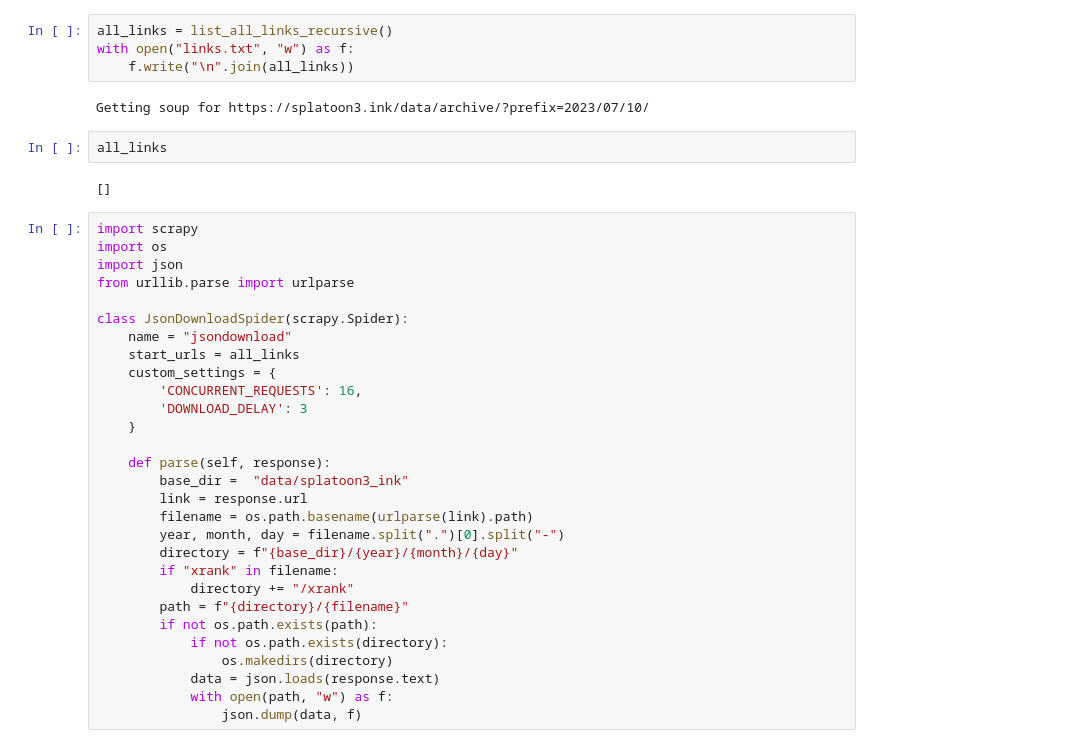
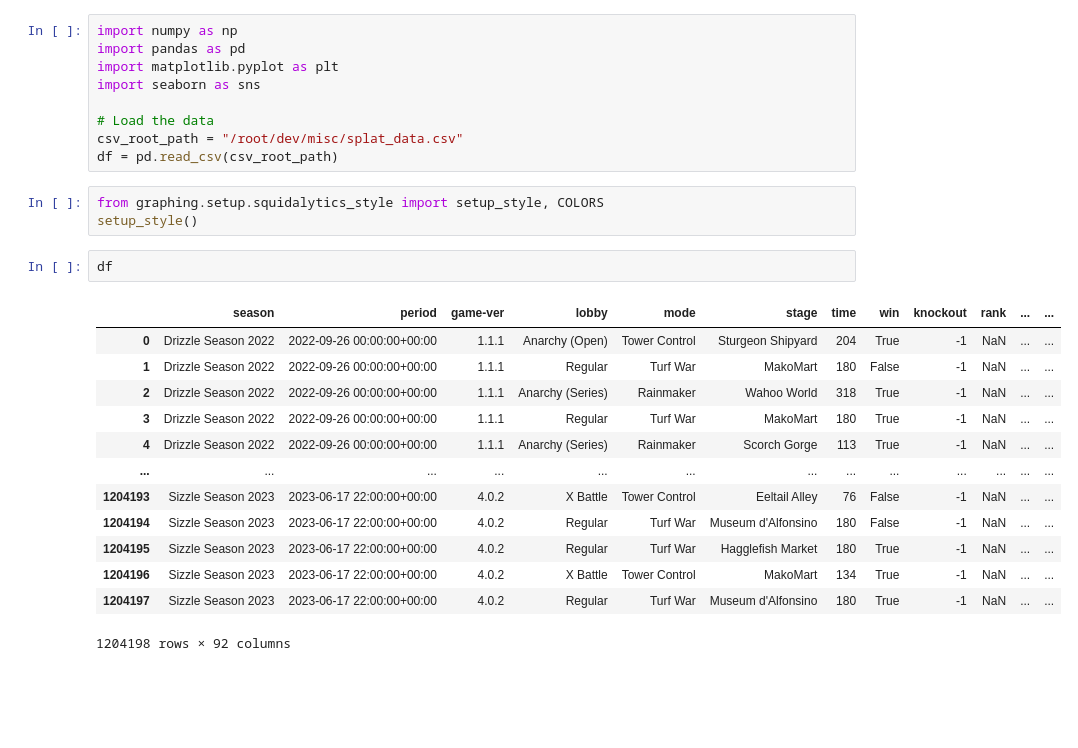
Before and after one commit to cesaregarza/SplatScratch, a Jupyter notebook: scratch.ipynb, the cells around one changed output. Drawn from its saved outputs; the diff is of its cells as text; blank space fills up the shorter version.

```diff
--- a/scratch.ipynb
+++ b/scratch.ipynb
@@ -4,39 +1,28 @@ from scraping.splatoon3_ink import list_all_links_recursive
-# %%
-all_links = list_all_links_recursive()
-with open("links.txt", "w") as f:
-    f.write("\n".join(all_links))
-# %% [output]
-Getting soup for https://splatoon3.ink/data/archive/?prefix=2023/07/10/
-# %%
-all_links
-# %% [output]
-[]
-# %%
-import scrapy
-import os
-import json
-from urllib.parse import urlparse
-
-class JsonDownloadSpider(scrapy.Spider):
-    name = "jsondownload"
-    start_urls = all_links
-    custom_settings = {
-        'CONCURRENT_REQUESTS': 16,
-        'DOWNLOAD_DELAY': 3
-    }
-
-    def parse(self, response):
-        base_dir =  "data/splatoon3_ink"
-        link = response.url
-        filename = os.path.basename(urlparse(link).path)
-        year, month, day = filename.split(".")[0].split("-")
-        directory = f"{base_dir}/{year}/{month}/{day}"
-        if "xrank" in filename:
-            directory += "/xrank"
-        path = f"{directory}/{filename}"
-        if not os.path.exists(path):
-            if not os.path.exists(directory):
-                os.makedirs(directory)
-            data = json.loads(response.text)
-            with open(path, "w") as f:
-                json.dump(data, f)
+# %%
+import numpy as np
+import pandas as pd
+import matplotlib.pyplot as plt
+import seaborn as sns
+
+# Load the data
+csv_root_path = "/root/dev/misc/splat_data.csv"
+df = pd.read_csv(csv_root_path)
+# %%
+from graphing.setup.squidalytics_style import setup_style, COLORS
+setup_style()
+# %%
+df
+# %% [output]
+|  | season | period | game-ver | lobby | mode | stage | time | win | knockout | rank | ... | ... |
+| 0 | Drizzle Season 2022 | 2022-09-26 00:00:00+00:00 | 1.1.1 | Anarchy (Open) | Tower Control | Sturgeon Shipyard | 204 | True | -1 | NaN | ... | ... |
+| 1 | Drizzle Season 2022 | 2022-09-26 00:00:00+00:00 | 1.1.1 | Regular | Turf War | MakoMart | 180 | False | -1 | NaN | ... | ... |
+| 2 | Drizzle Season 2022 | 2022-09-26 00:00:00+00:00 | 1.1.1 | Anarchy (Series) | Rainmaker | Wahoo World | 318 | True | -1 | NaN | ... | ... |
+| 3 | Drizzle Season 2022 | 2022-09-26 00:00:00+00:00 | 1.1.1 | Regular | Turf War | MakoMart | 180 | True | -1 | NaN | ... | ... |
+| 4 | Drizzle Season 2022 | 2022-09-26 00:00:00+00:00 | 1.1.1 | Anarchy (Series) | Rainmaker | Scorch Gorge | 113 | True | -1 | NaN | ... | ... |
+| ... | ... | ... | ... | ... | ... | ... | ... | ... | ... | ... | ... | ... |
+| 1204193 | Sizzle Season 2023 | 2023-06-17 22:00:00+00:00 | 4.0.2 | X Battle | Tower Control | Eeltail Alley | 76 | False | -1 | NaN | ... | ... |
+| 1204194 | Sizzle Season 2023 | 2023-06-17 22:00:00+00:00 | 4.0.2 | Regular | Turf War | Museum d'Alfonsino | 180 | False | -1 | NaN | ... | ... |
+| 1204195 | Sizzle Season 2023 | 2023-06-17 22:00:00+00:00 | 4.0.2 | Regular | Turf War | Hagglefish Market | 180 | True | -1 | NaN | ... | ... |
+| 1204196 | Sizzle Season 2023 | 2023-06-17 22:00:00+00:00 | 4.0.2 | X Battle | Tower Control | MakoMart | 134 | True | -1 | NaN | ... | ... |
+| 1204197 | Sizzle Season 2023 | 2023-06-17 22:00:00+00:00 | 4.0.2 | Regular | Turf War | Museum d'Alfonsino | 180 | True | -1 | NaN | ... | ... |
+1204198 rows × 92 columns
```
Also changed, not shown: parts of 20 cells of this notebook, 5 other files.
